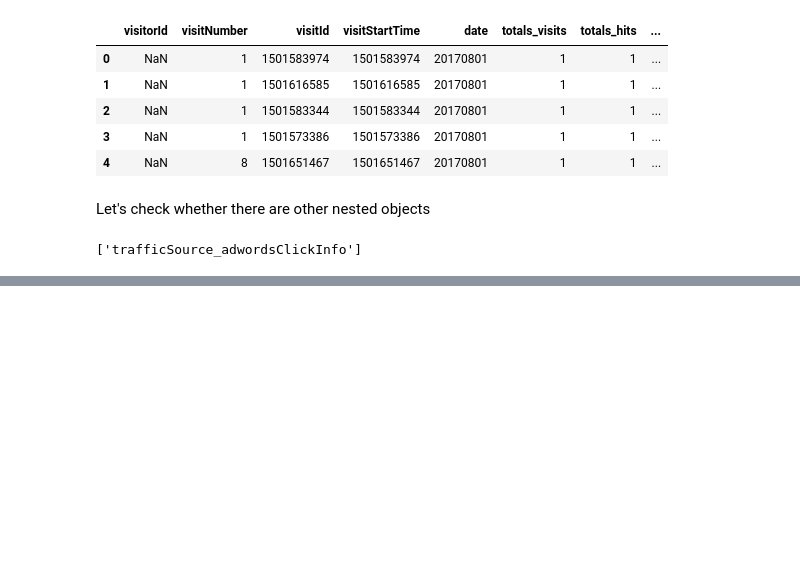
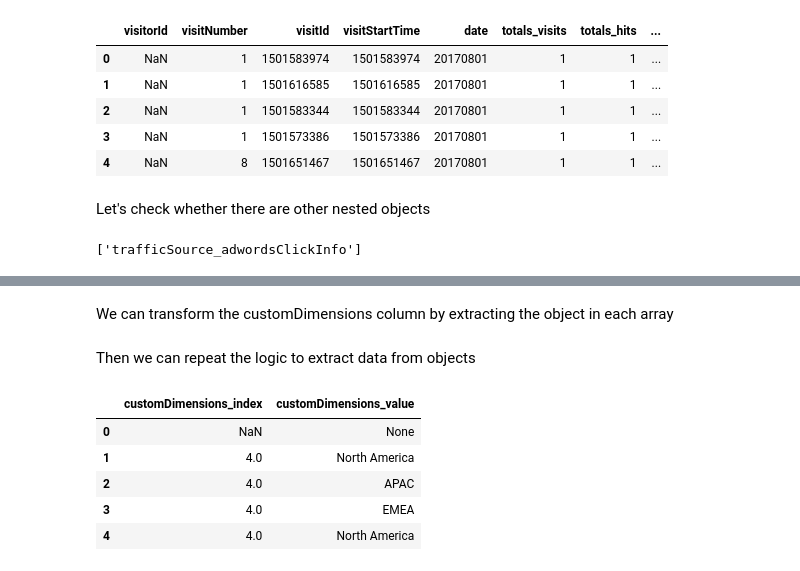
Before and after one commit to lamparelli/analytics_eda, a Jupyter notebook: eda.ipynb, the cells around one changed output, grey strips where cells are left out. Saved outputs shown, nothing was run; the diff lists cells and outputs as text; code cells hidden in the pictures; blank space fills up the shorter version.

```diff
--- a/eda.ipynb
+++ b/eda.ipynb
@@ -122,0 +138,4 @@ TypeError: 'NoneType' object is not subscriptable
+# %%
+for col in arrayCols:
+    print(col)
+    print(data[col].map(lambda val: 0 if None else len(val)).unique(), "\n")
@@ -122,0 +151,2 @@ TypeError: 'NoneType' object is not subscriptable
+# %% [markdown]
+We can transform the customDimensions column by extracting the object in each array
@@ -122,0 +155,2 @@ TypeError: 'NoneType' object is not subscriptable
+# %% [markdown]
+Then we can repeat the logic to extract data from objects
@@ -122,0 +159,9 @@ TypeError: 'NoneType' object is not subscriptable
+# %%
+data[[col for col in data.columns if col.startswith("customDimensions")]].head()
+# %% [output]
+|  | customDimensions_index | customDimensions_value |
+| 0 | NaN | None |
+| 1 | 4.0 | North America |
+| 2 | 4.0 | APAC |
+| 3 | 4.0 | EMEA |
+| 4 | 4.0 | North America |
```
Also changed, not shown: parts of 20 cells of this notebook, 1 other file.
